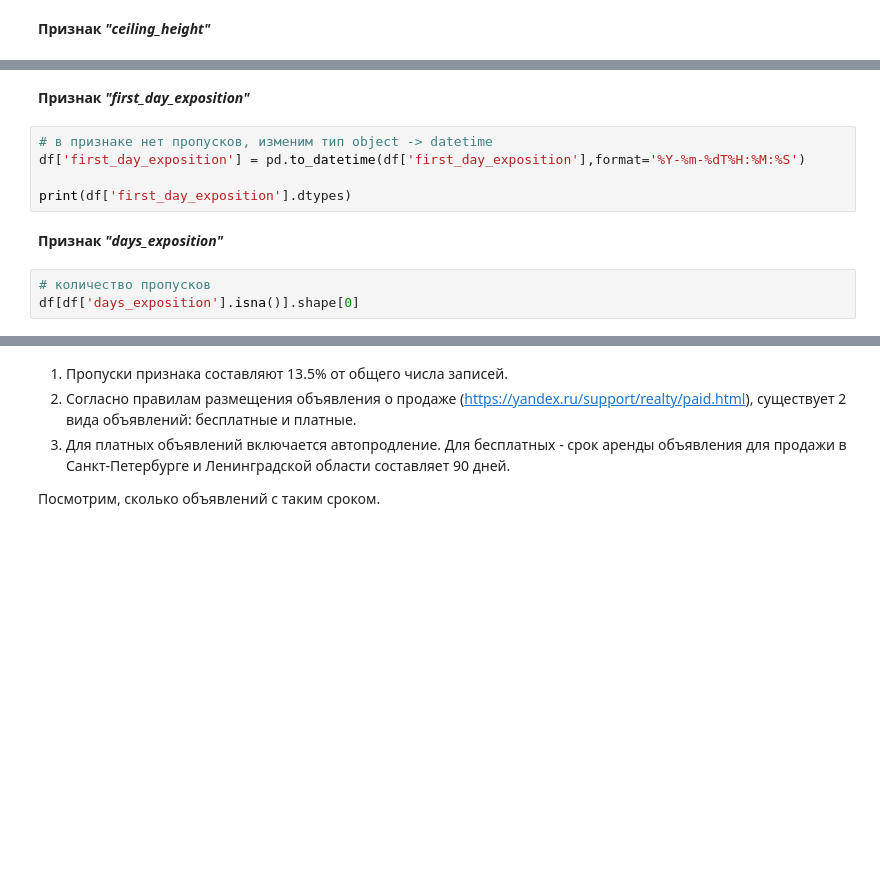
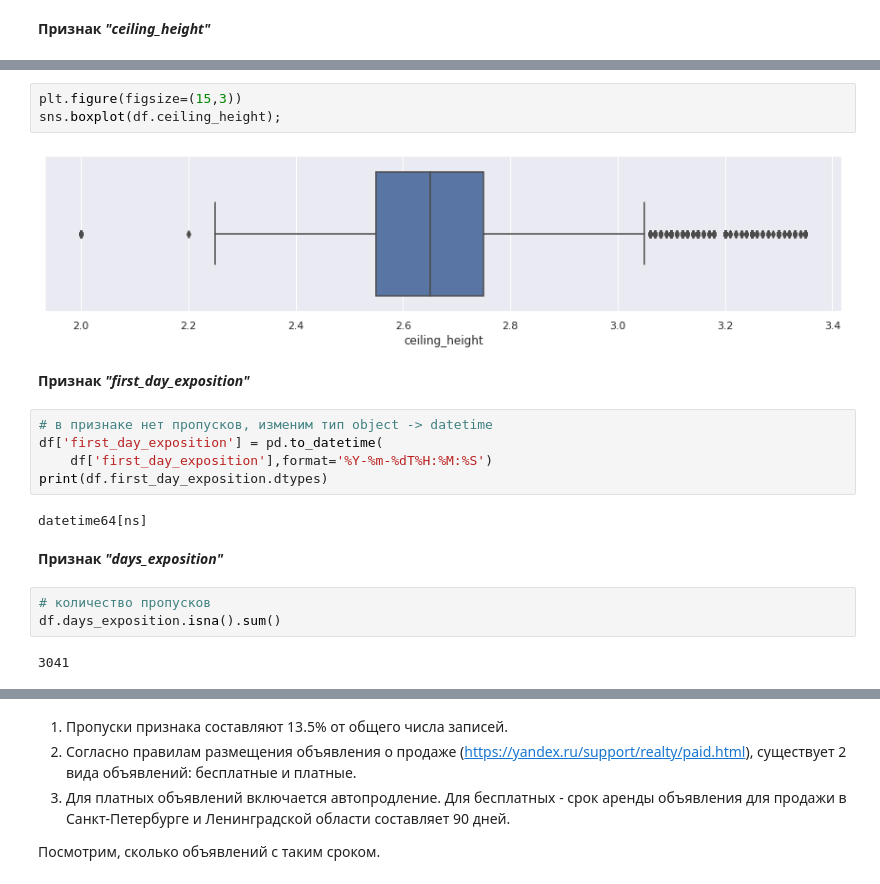
Before and after one commit to novmad/praktikum-tasks, a Jupyter notebook: p04_apartments/p04_da_apartments.ipynb, the cells around one changed output, grey strips where cells are left out. Drawn from its saved outputs; the diff is of its cells as text; blank space fills up the shorter version.

```diff
--- a/p04_apartments/p04_da_apartments.ipynb
+++ b/p04_apartments/p04_da_apartments.ipynb
@@ -453,15 +499,24 @@ df.info()
+# %%
+plt.figure(figsize=(15,3))
+sns.boxplot(df.ceiling_height);
+# %% [output]
+[figure, added]
 # %% [markdown]
 **Признак _"first_day_exposition"_**
 # %%
 # в признаке нет пропусков, изменим тип object -> datetime
-df['first_day_exposition'] = pd.to_datetime(df['first_day_exposition'],format='%Y-%m-%dT%H:%M:%S')
-
-print(df['first_day_exposition'].dtypes)
+df['first_day_exposition'] = pd.to_datetime(
+    df['first_day_exposition'],format='%Y-%m-%dT%H:%M:%S')
+print(df.first_day_exposition.dtypes)
+# %% [output]
+datetime64[ns]
 # %% [markdown]
 **Признак _"days_exposition"_**
 # %%
 # количество пропусков
-df[df['days_exposition'].isna()].shape[0]
+df.days_exposition.isna().sum()
+# %% [output]
+3041
 # %%
 keys= ['total_images', 'last_price', 'total_area',
        'locality_name','days_exposition', 'locality_category']
```
Also changed, not shown: parts of 206 cells of this notebook, 2 other files.
